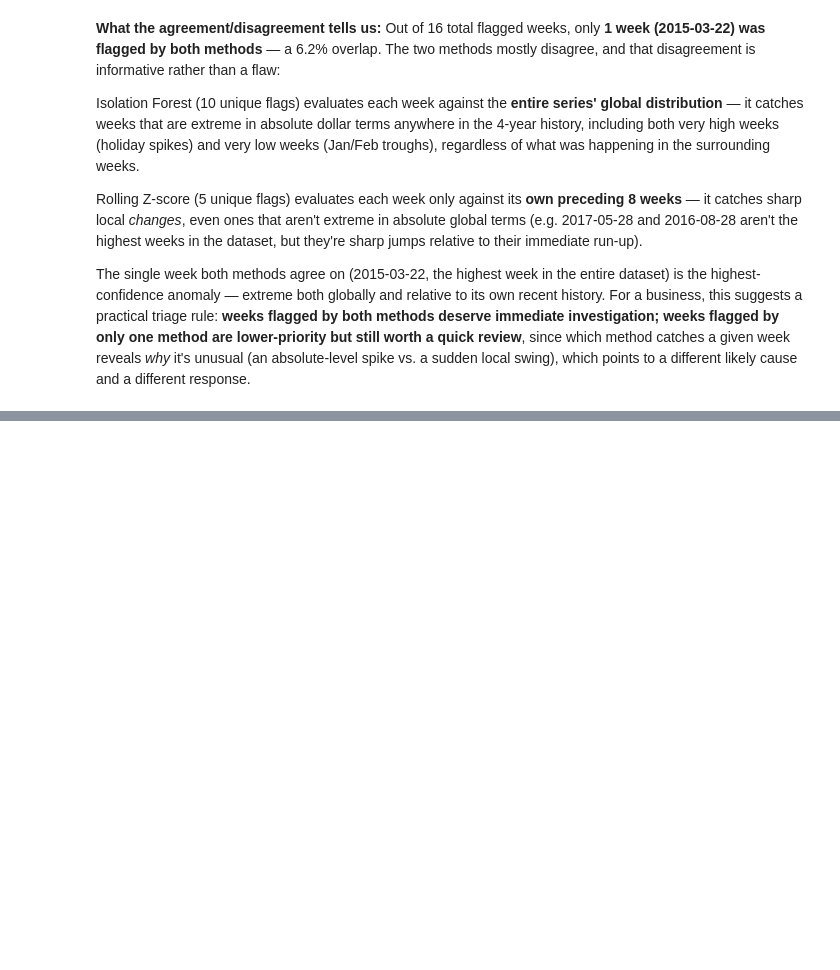
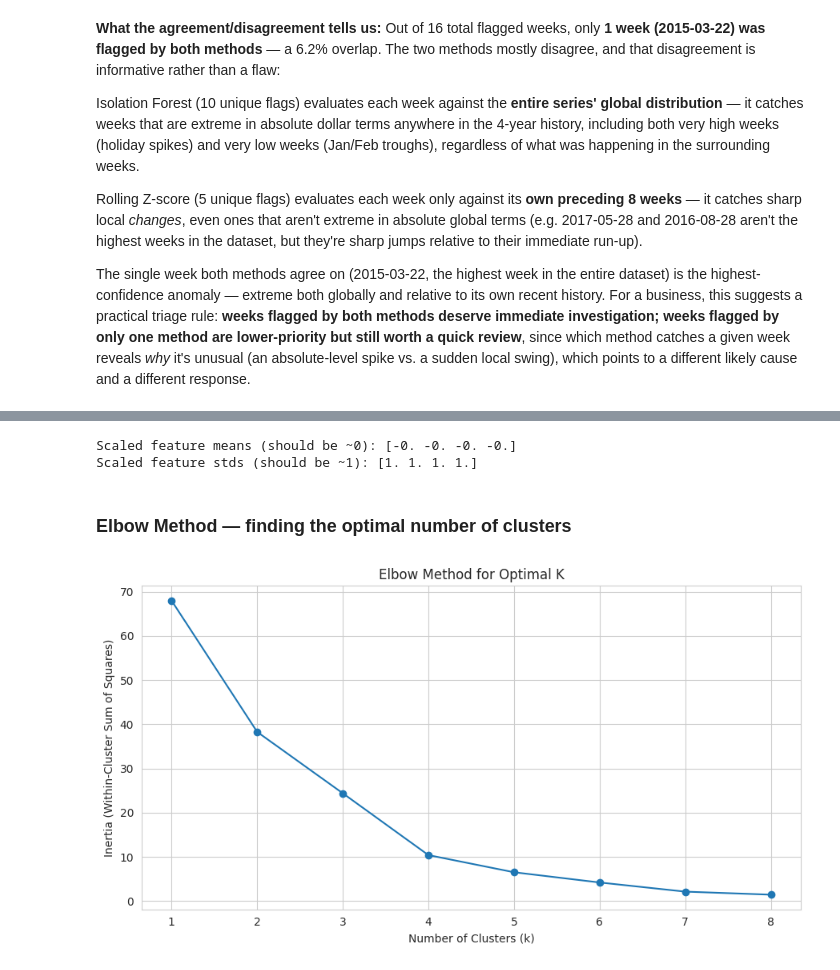
Before and after one commit to krtechie/sales-forecasting, a Jupyter notebook: analysis.ipynb, the cells around one changed output, grey strips where cells are left out. Drawn from its saved outputs; the diff is of its cells as text; code cells hidden in the pictures; blank space fills up the shorter version.

Commit message:
Task 6: K-Means product demand segmentation (Elbow method, PCA visualization, stocking strategy)

```diff
--- a/analysis.ipynb
+++ b/analysis.ipynb
@@ -1218,0 +1281,40 @@ different response.
+# %%
+from sklearn.preprocessing import StandardScaler
+
+feature_cols = ['Total_Sales', 'Growth_Rate_%', 'Volatility', 'Avg_Order_Value']
+X_raw = cluster_features[feature_cols].values
+
+scaler = StandardScaler()
+X_scaled = scaler.fit_transform(X_raw)
+
+print("Scaled feature means (should be ~0):", X_scaled.mean(axis=0).round(2))
+print("Scaled feature stds (should be ~1):", X_scaled.std(axis=0).round(2))
+# %% [output]
+Scaled feature means (should be ~0): [-0. -0. -0. -0.]
+Scaled feature stds (should be ~1): [1. 1. 1. 1.]
+# %% [markdown]
+### Elbow Method — finding the optimal number of clusters
+# %%
+from sklearn.cluster import KMeans
+
+# Try k=1 through k=8 and record the within-cluster sum of squares (inertia) for each.
+# We only have 17 data points (sub-categories), so we cap k well below that to keep clusters
+# meaningful rather than nearly one-point-per-cluster.
+inertias = []
+k_range = range(1, 9)
+for k in k_range:
+    km = KMeans(n_clusters=k, random_state=42, n_init=10)
+    km.fit(X_scaled)
+    inertias.append(km.inertia_)
+
+fig, ax = plt.subplots(figsize=(9, 5))
+ax.plot(list(k_range), inertias, marker='o')
+ax.set_title('Elbow Method for Optimal K')
+ax.set_xlabel('Number of Clusters (k)')
+ax.set_ylabel('Inertia (Within-Cluster Sum of Squares)')
+ax.set_xticks(list(k_range))
+plt.tight_layout()
+plt.savefig('charts/elbow_method.png', dpi=120)
+plt.show()
+# %% [output]
+[figure, added]
```
Also changed, not shown: parts of 13 cells of this notebook, 4 other files.
